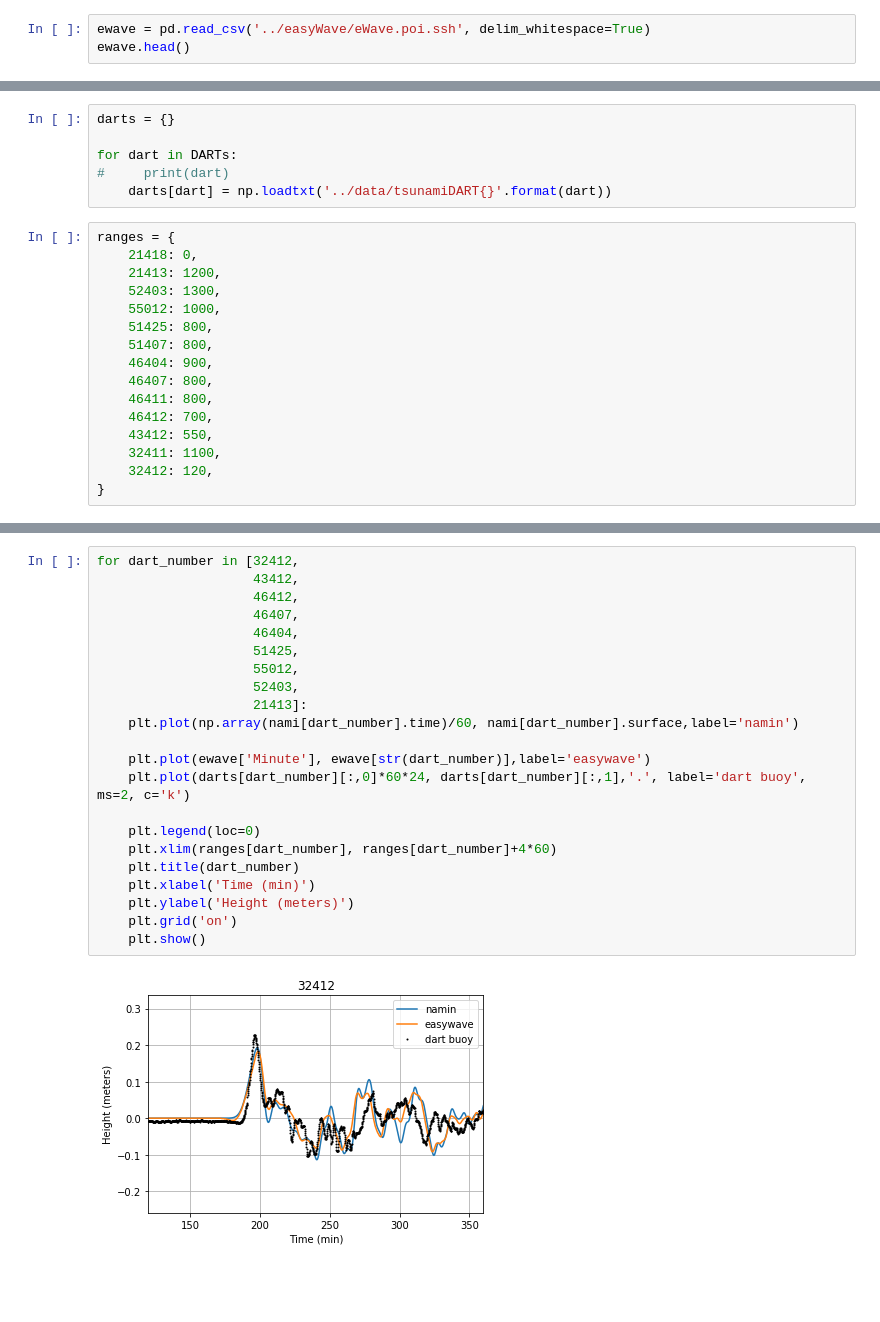
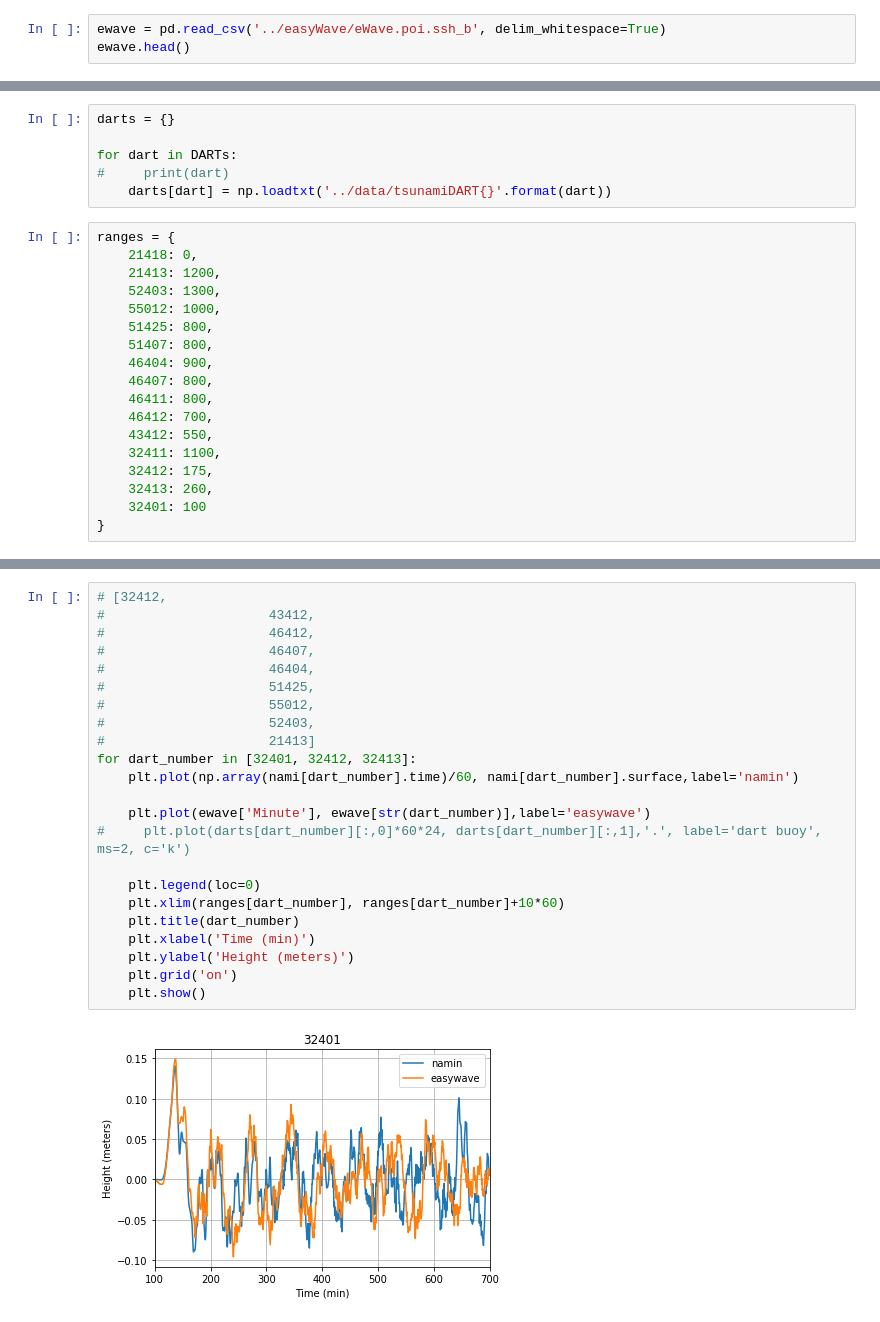
Before and after one commit to jgalazm/comp-geo-paper-figures, a Jupyter notebook: 03_biobio2010/comparison/compareTseries.ipynb, the cells around one changed output, grey strips where cells are left out. Cells and saved outputs as stored; diff of their text form; blank space fills up the shorter version.

```diff
--- a/03_biobio2010/comparison/compareTseries.ipynb
+++ b/03_biobio2010/comparison/compareTseries.ipynb
@@ -18,7 +6,7 @@ import pandas as pd
 # %%
 nami = pd.read_json('../tsunamilab/pois')
 # %%
-ewave = pd.read_csv('../easyWave/eWave.poi.ssh', delim_whitespace=True)
+ewave = pd.read_csv('../easyWave/eWave.poi.ssh_b', delim_whitespace=True)
 ewave.head()
 # %% [output]
 |  | Minute | 21414 | 21419 | 21401 | 21418 | 21413 | 52403 | 52406 | 55012 | 51425 | ... | ... |
@@ -54,5 +42,7 @@ ranges = {
     46412: 700,
     43412: 550,
     32411: 1100,
-    32412: 120,
+    32412: 175,
+    32413: 260,
+    32401: 100
 }
@@ -59,24 +53,25 @@ ranges = {
 # %%
-for dart_number in [32412,
-                    43412,
-                    46412,
-                    46407,
-                    46404,
-                    51425,
-                    55012,
-                    52403,
-                    21413]:
+# [32412,
+#                     43412,
+#                     46412,
+#                     46407,
+#                     46404,
+#                     51425,
+#                     55012,
+#                     52403,
+#                     21413]
+for dart_number in [32401, 32412, 32413]:
     plt.plot(np.array(nami[dart_number].time)/60, nami[dart_number].surface,label='namin')
 
     plt.plot(ewave['Minute'], ewave[str(dart_number)],label='easywave')
-    plt.plot(darts[dart_number][:,0]*60*24, darts[dart_number][:,1],'.', label='dart buoy', ms=2, c='k')
+#     plt.plot(darts[dart_number][:,0]*60*24, darts[dart_number][:,1],'.', label='dart buoy', ms=2, c='k')
 
     plt.legend(loc=0)
-    plt.xlim(ranges[dart_number], ranges[dart_number]+4*60)
+    plt.xlim(ranges[dart_number], ranges[dart_number]+10*60)
     plt.title(dart_number)
     plt.xlabel('Time (min)')
     plt.ylabel('Height (meters)')
     plt.grid('on')
     plt.show()
 # %% [output]
-[figure, old version]
+[figure, new version]
```
Also changed, not shown: parts of 3 cells of this notebook, 3 other files.
